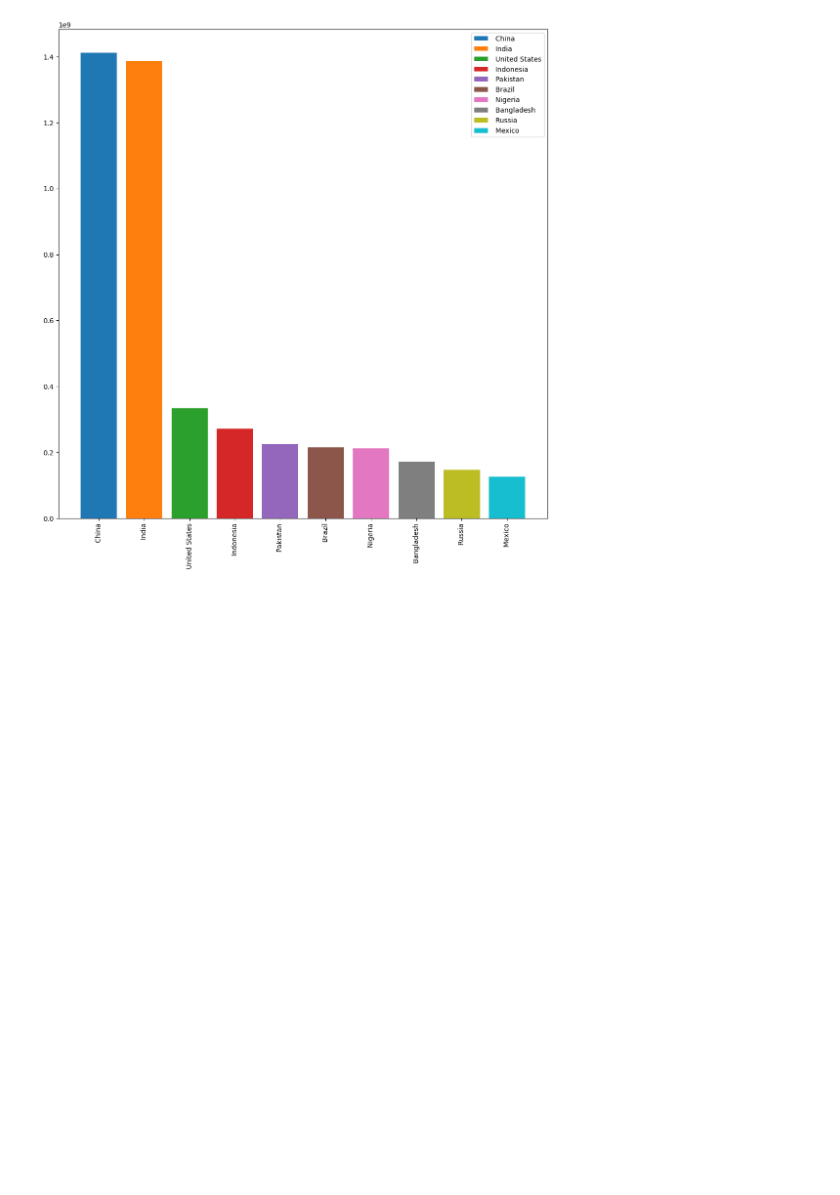
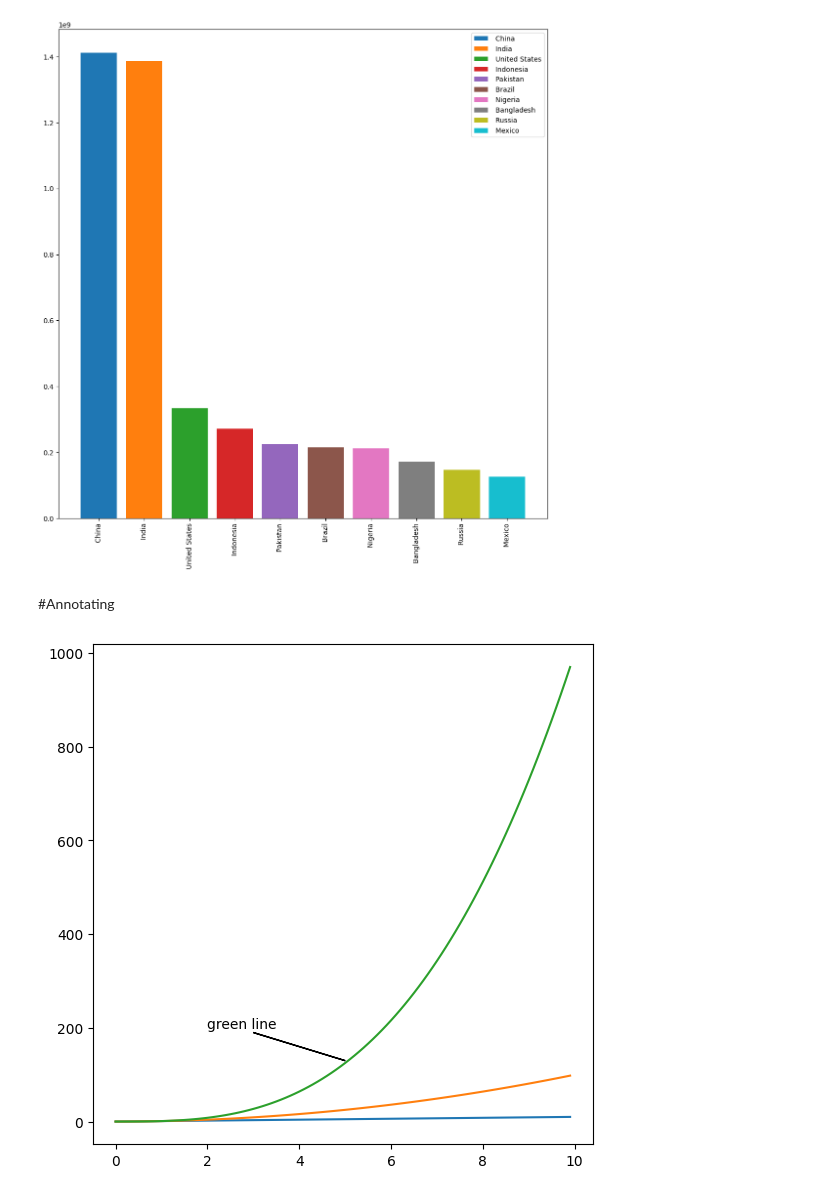
Before and after one commit to KeerthanaSistla/Python-for-Data-Analysis-Visualization, a Jupyter notebook: Styles_and_Presentation.ipynb, the cells around one changed output. Cells and saved outputs as stored; diff of their text form; code cells hidden in the pictures; blank space fills up the shorter version.

```diff
--- a/Styles_and_Presentation.ipynb
+++ b/Styles_and_Presentation.ipynb
@@ -200,3 +200,18 @@ plt.legend()
 plt.show()
 # %% [output]
 [figure]
+# %% [markdown]
+#Annotating
+# %%
+fig = plt.figure(figsize = (5,5))
+ax1 = fig.add_axes([0,0,1,1])
+ax1.plot(x,y1)
+ax1.plot(x,y2)
+ax1.plot(x,y3)
+
+plt.annotate('green line',(2,200))
+plt.arrow(3,190, dx=2,dy=-60)
+
+plt.show()
+# %% [output]
+[figure, added]
```
Also changed, not shown: parts of 1 cell of this notebook.
